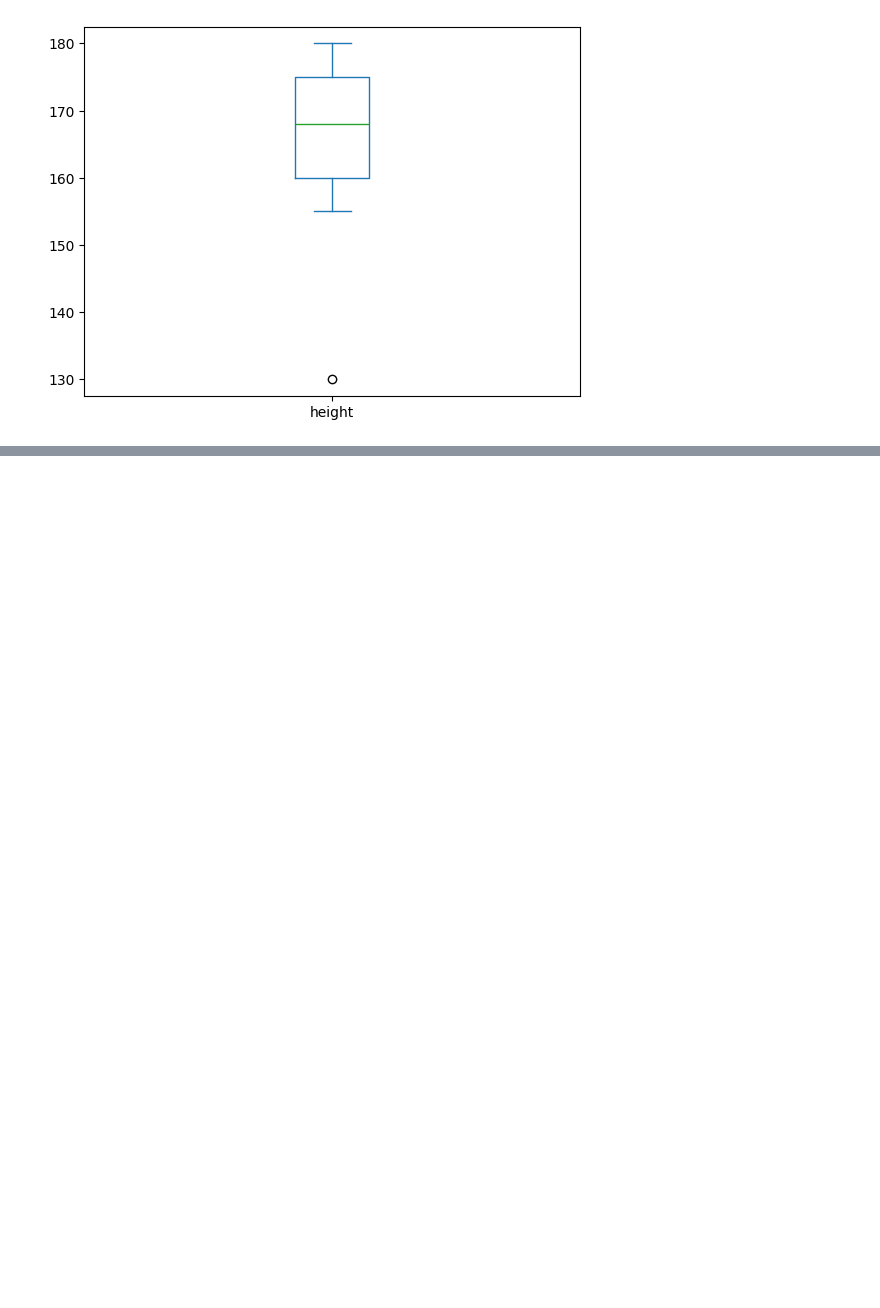
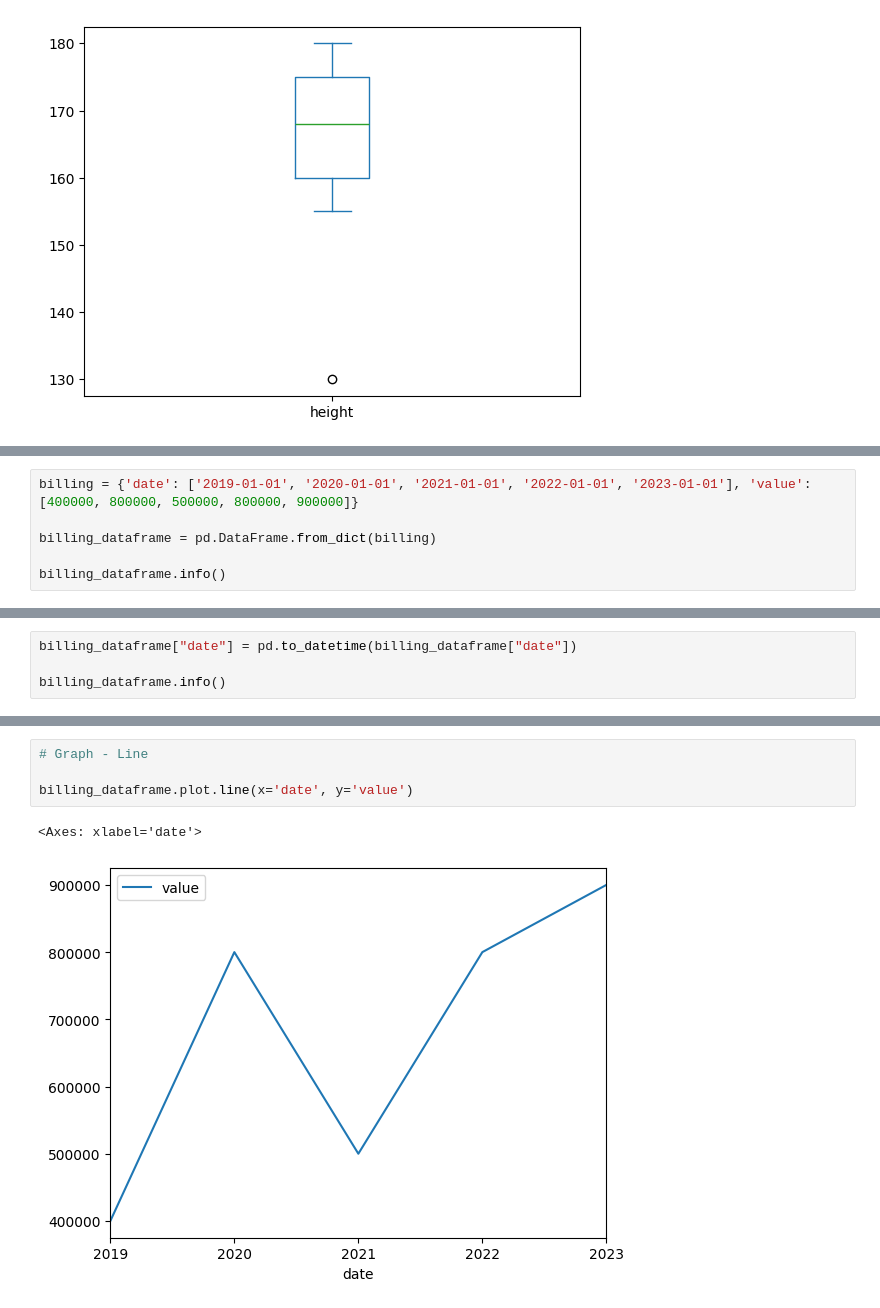
Before and after one commit to pmarcosfelipe/python-statistics, a Jupyter notebook: statistics.ipynb, the cells around one changed output, grey strips where cells are left out. Saved outputs shown, nothing was run; the diff lists cells and outputs as text; blank space fills up the shorter version.

Commit message:
create line graph

```diff
--- a/statistics.ipynb
+++ b/statistics.ipynb
@@ -229,0 +232,6 @@ measures_dataframe.height.plot.box()
+# %%
+billing = {'date': ['2019-01-01', '2020-01-01', '2021-01-01', '2022-01-01', '2023-01-01'], 'value': [400000, 800000, 500000, 800000, 900000]}
+
+billing_dataframe = pd.DataFrame.from_dict(billing)
+
+billing_dataframe.info()
@@ -229,0 +248,4 @@ measures_dataframe.height.plot.box()
+# %%
+billing_dataframe["date"] = pd.to_datetime(billing_dataframe["date"])
+
+billing_dataframe.info()
@@ -229,0 +262,7 @@ measures_dataframe.height.plot.box()
+# %%
+# Graph - Line
+
+billing_dataframe.plot.line(x='date', y='value')
+# %% [output]
+<Axes: xlabel='date'>
+[figure, added]
```
Also changed, not shown: parts of 3 cells of this notebook.
